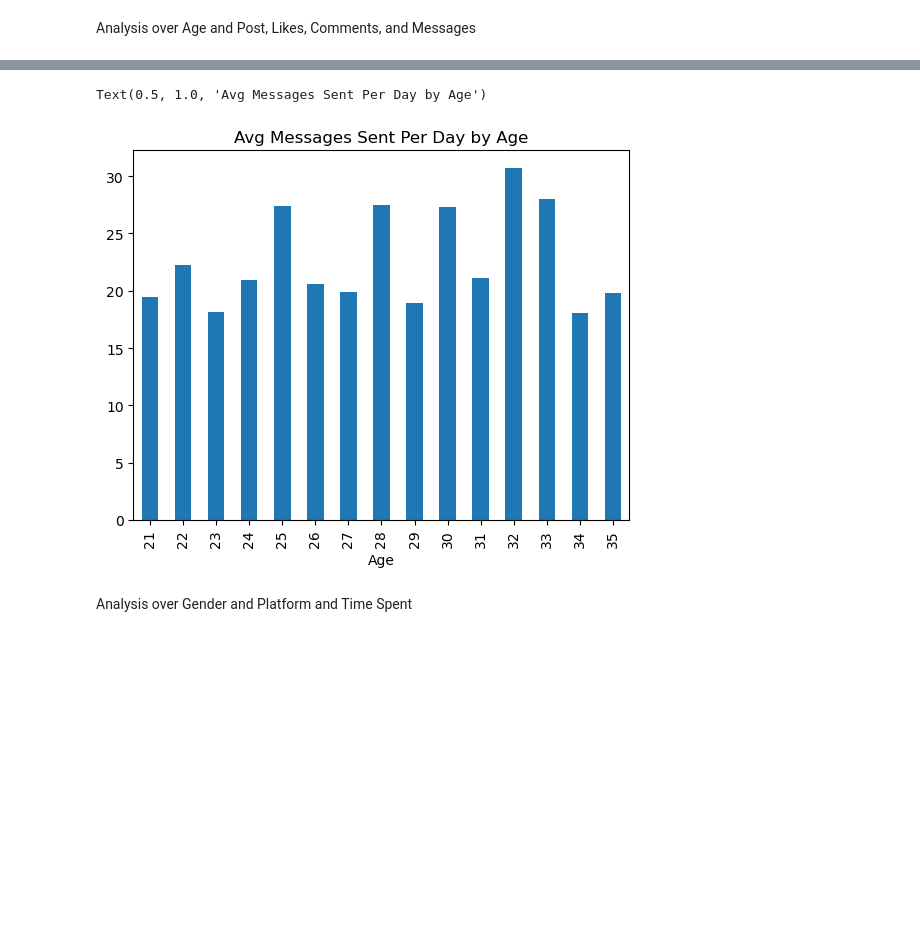
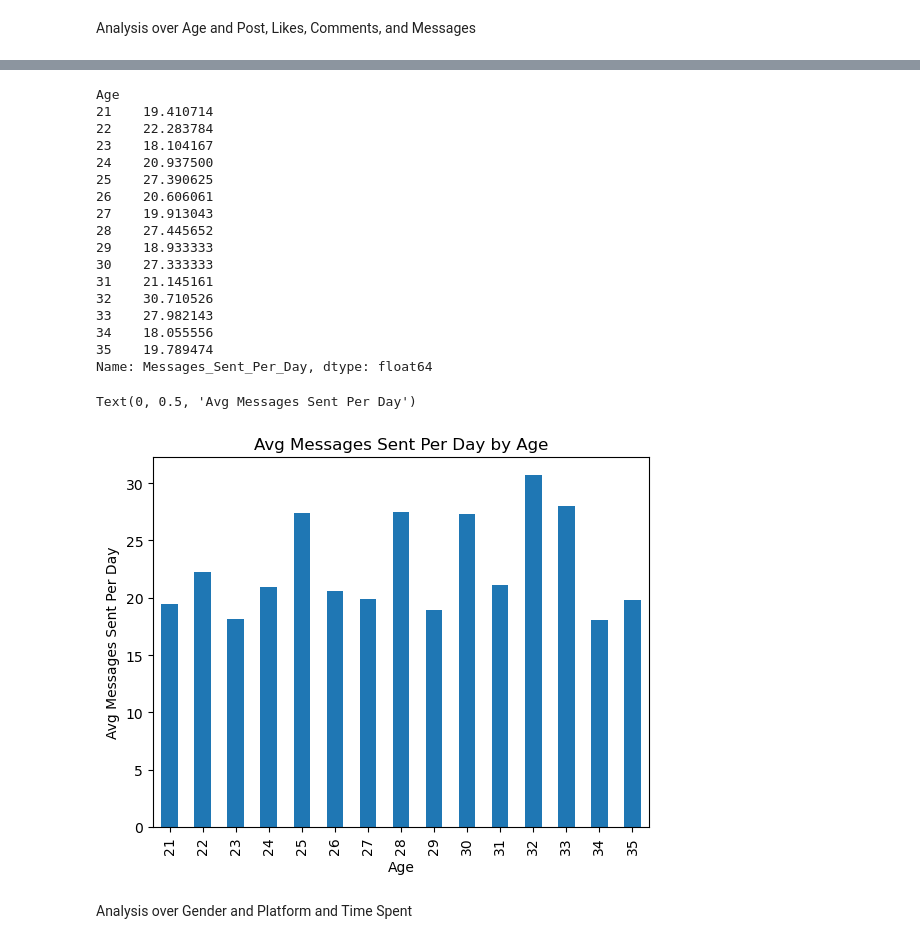
Before and after one commit to cindyd97/Analyzing-Social-Media-And-Emotions, a Jupyter notebook: Cindy's_work/Analysis.ipynb, the cells around one changed output, grey strips where cells are left out. Cells and saved outputs as stored; diff of their text form; code cells hidden in the pictures; blank space fills up the shorter version.

```diff
--- a/Cindy's_work/Analysis.ipynb
+++ b/Cindy's_work/Analysis.ipynb
@@ -88,12 +179,31 @@ Text(0.5, 1.0, 'Avg Comments Received Per Day by Age')
 # %%
 #Group the data by age and run an average on the averages of messages sent per day
 age_messages = data.groupby('Age')['Messages_Sent_Per_Day'].mean()
 #Create a bar chart showing average messages sent per day by age
+print(age_messages)
 age_messages.plot.bar()
 plt.title('Avg Messages Sent Per Day by Age')
+plt.ylabel('Avg Messages Sent Per Day')
 # %% [output]
-Text(0.5, 1.0, 'Avg Messages Sent Per Day by Age')
+Age
+21    19.410714
+22    22.283784
+23    18.104167
+24    20.937500
+25    27.390625
+26    20.606061
+27    19.913043
+28    27.445652
+29    18.933333
+30    27.333333
+31    21.145161
+32    30.710526
+33    27.982143
+34    18.055556
+35    19.789474
+Name: Messages_Sent_Per_Day, dtype: float64
+Text(0, 0.5, 'Avg Messages Sent Per Day')
-[figure, old version]
+[figure, new version]
 # %% [markdown]
 Analysis over Gender and Platform and Time Spent
 # %%
```
Also changed, not shown: parts of 34 cells of this notebook, 2 other files.
